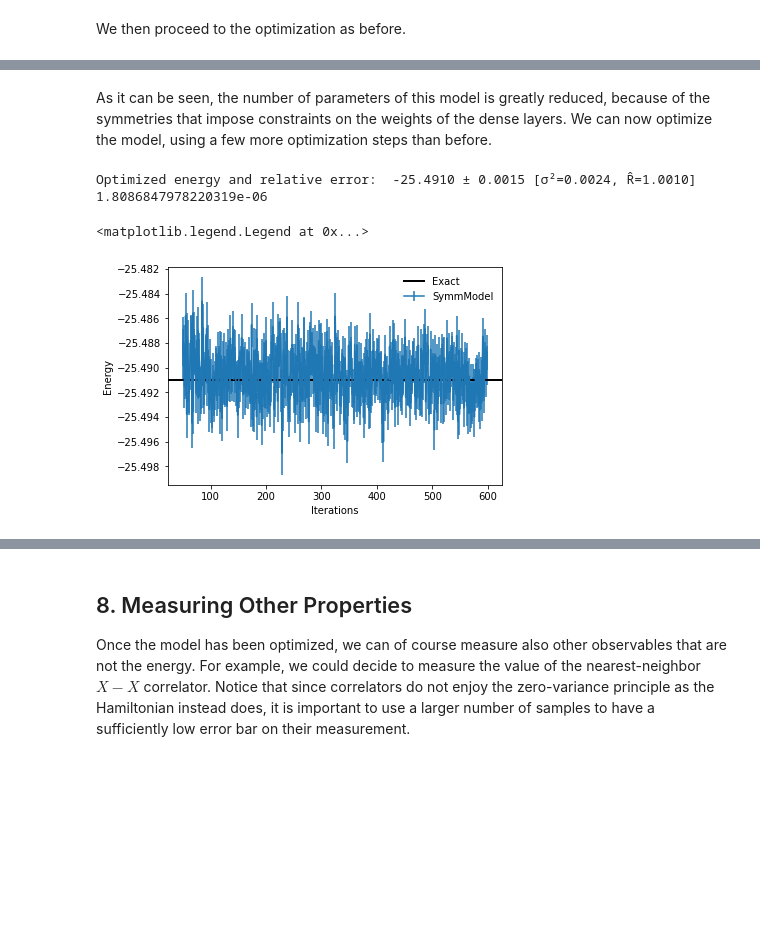
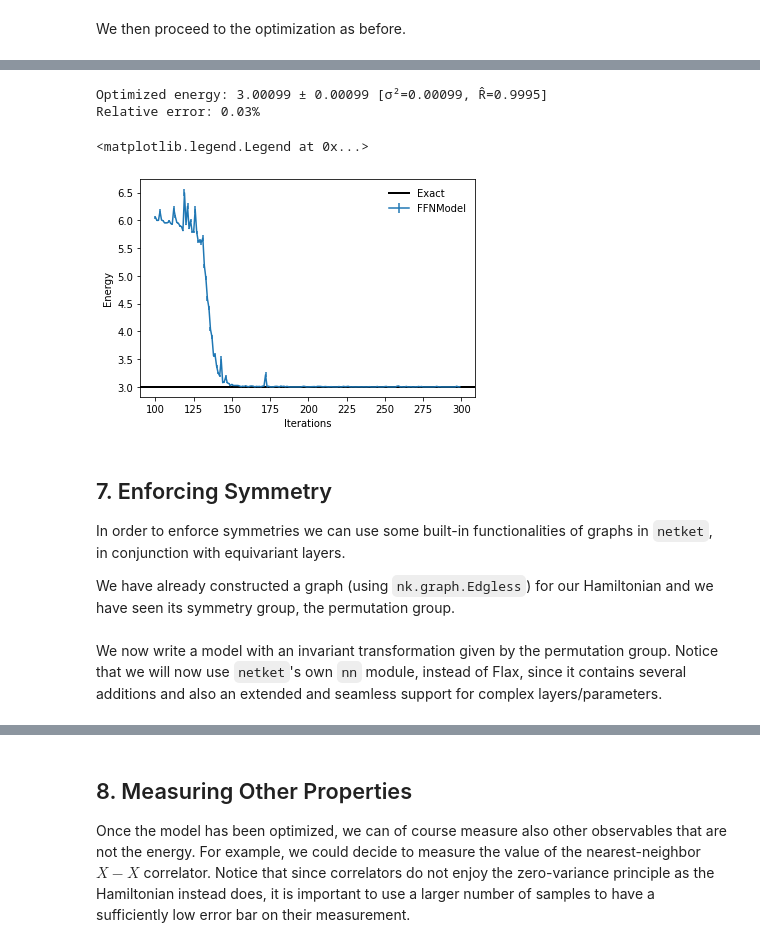
Before and after one commit to erinaldi/bmn2-netket, a Jupyter notebook: notebooks/HarmonicOscillators.ipynb, the cells around one changed output, grey strips where cells are left out. Drawn from its saved outputs; the diff is of its cells as text; code cells hidden in the pictures; blank space fills up the shorter version.

Commit message:
[fix] HO notebook with symmetryLayer

````diff
--- a/notebooks/HarmonicOscillators.ipynb
+++ b/notebooks/HarmonicOscillators.ipynb
@@ -95,3 +121,3 @@ We now start by defining the free part of the Hamiltonian, which is just a colle
 # %%
 # we loop over all "sites" -> loop over N bosons
-H_free = sum([0.5+create(hi,i)*destroy(hi,i) for i in range(N)])
+H = sum([0.5+create(hi,i)*destroy(hi,i) for i in range(N)])
@@ -132,4 +133,4 @@ These are the expected eigenvalues with the correct degeneracy: the first excite
 # %%
-w = nk.exact.lanczos_ed(H_free, k=13, compute_eigenvectors=False)  # args to scipy.sparse.linalg.eighs like can be passed with scipy_args={'tol':1e-8}
-print(f"Eigenvalues with exact lanczos (sparse): {w}")
+eig_vals = nk.exact.lanczos_ed(H, k=1, compute_eigenvectors=False)  # args to scipy.sparse.linalg.eighs like can be passed with scipy_args={'tol':1e-8}
+print(f"Eigenvalues with exact lanczos (sparse): {eig_vals}")
 # %% [output]
@@ -189,3 +145,0 @@ Or we can use the Lanczos solver and only approximately retrieve the lowest $k$
-# %%
-eig_vals = nk.exact.lanczos_ed(H, k=4, compute_eigenvectors=False, scipy_args={'tol':1e-8})
-print(f"Eigenvalues with exact lanczos (sparse): {eig_vals}")
@@ -711,25 +440,40 @@ vstate.n_parameters
-# %% [markdown]
-As it can be seen, the number of parameters of this model is greatly reduced, because of the symmetries that impose constraints on the weights of the dense layers. We can now optimize the model, using a few more optimization steps than before.
-# %%
-optimizer = nk.optimizer.Sgd(learning_rate=0.1)
-
-gs = nk.driver.VMC(H, optimizer, variational_state=vstate,preconditioner=nk.optimizer.SR(diag_shift=0.1))
-
-log=nk.logging.RuntimeLog()
-gs.run(n_iter=600,out=log)
-
-symm_energy=vstate.expect(H)
-error=abs((symm_energy.mean-eig_vals[0])/eig_vals[0])
-print("Optimized energy and relative error: ",symm_energy,error)
-# %% [output]
-Optimized energy and relative error:  -25.4910 ± 0.0015 [σ²=0.0024, R̂=1.0010] 1.8086847978220319e-06
-# %%
-plt.errorbar(log.data["Energy"].iters[50:],log.data["Energy"].Mean[50:],yerr=log.data["Energy"].Sigma[50:],label="SymmModel")
-
-plt.axhline(y=eig_vals[0], xmin=0, xmax=log.data["Energy"].iters[-1], linewidth=2, color="k", label="Exact")
-plt.xlabel('Iterations')
-plt.ylabel('Energy')
-plt.legend(frameon=False)
-# %% [output]
-<matplotlib.legend.Legend at 0x...>
-[figure, removed]
+# %%
+optimizer = nk.optimizer.Sgd(learning_rate=0.1)
+preconditioner = nk.optimizer.SR(diag_shift=0.1)
+
+# Notice the use, again of Stochastic Reconfiguration, which considerably improves the optimisation
+gs = nk.driver.VMC(H, optimizer, variational_state=vstate,preconditioner=preconditioner)
+
+# logging and running
+log=nk.logging.RuntimeLog()
+gs.run(n_iter=300,out=log)
+
+ffn_energy=vstate.expect(H)
+error=abs((ffn_energy.mean-eig_vals[0])/eig_vals[0])
+print(f"Optimized energy: {ffn_energy} \nRelative error: {error*100:.2f}%")
+# %% [output]
+Optimized energy: 3.00099 ± 0.00099 [σ²=0.00099, R̂=0.9995]
+Relative error: 0.03%
+# %%
+# last iterations only
+last = 200
+its = log.data["Energy"].iters[-last:]
+ene = log.data["Energy"]["Mean"].real[-last:]
+err = log.data["Energy"]["Sigma"][-last:]
+plt.errorbar(its,ene,yerr=err,label="FFNModel")
+
+plt.axhline(y=eig_vals[0], xmin=0, xmax=log.data["Energy"].iters[-1], linewidth=2, color="k", label="Exact")
+plt.xlabel('Iterations')
+plt.ylabel('Energy')
+plt.legend(frameon=False)
+# %% [output]
+<matplotlib.legend.Legend at 0x...>
+[figure, added]
+# %% [markdown]
+## 7. Enforcing Symmetry
+
+In order to enforce symmetries we can use some built-in functionalities of graphs in `netket`, in conjunction with equivariant layers.
+
+We have already constructed a graph (using `nk.graph.Edgless`) for our Hamiltonian and we have seen its symmetry group, the permutation group.
+# %% [markdown]
+We now write a model with an invariant transformation given by the permutation group. Notice that we will now use `netket`'s own ```nn``` module, instead of Flax, since it contains several additions and also an extended and seamless support for complex layers/parameters.
````
Also changed, not shown: parts of 76 cells of this notebook.
